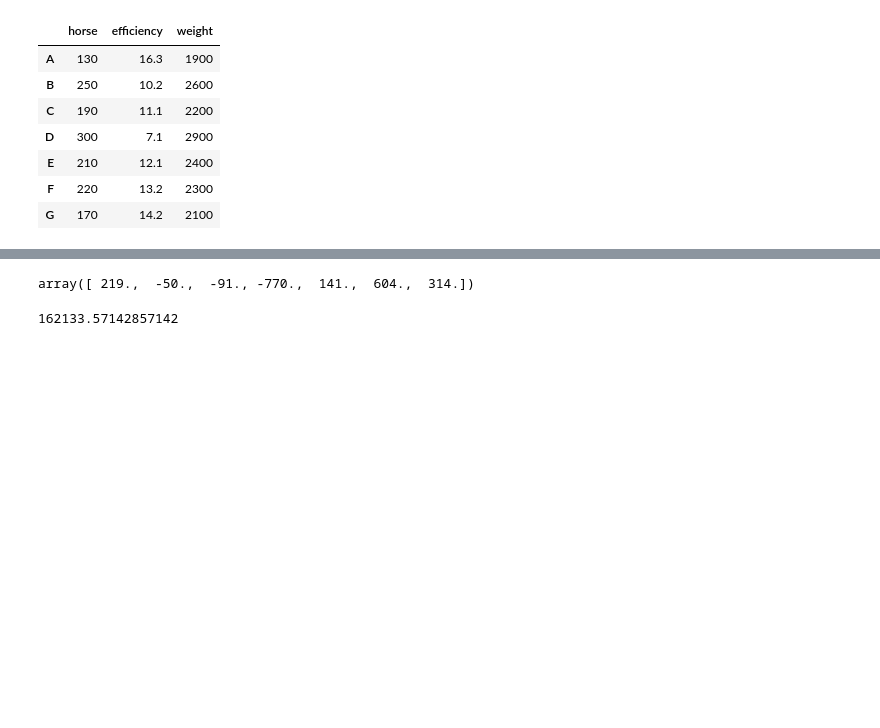
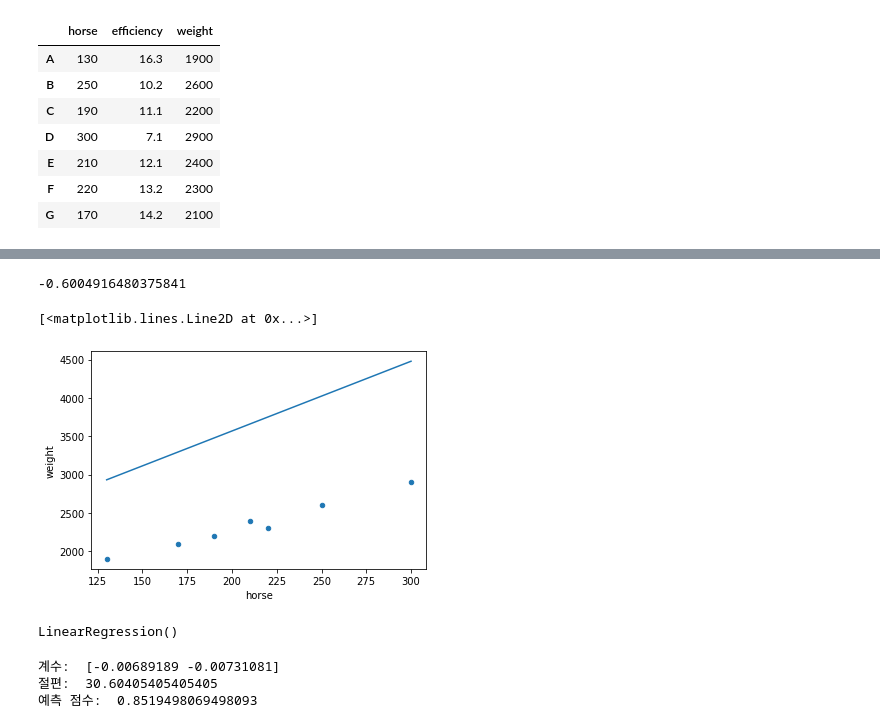
Before and after one commit to jaehobyte/MachineLearning, a Jupyter notebook: LinearRegression4.2.ipynb, the cells around one changed output, grey strips where cells are left out. Drawn from its saved outputs; the diff is of its cells as text; code cells hidden in the pictures; blank space fills up the shorter version.

Commit message:
Need Gradient Descent (only model)
Need Gradient Descent (only model)

```diff
--- a/LinearRegression4.2.ipynb
+++ b/LinearRegression4.2.ipynb
@@ -80,3 +85,12 @@ companyP
 | E | 210 | 12.1 | 2400 |
 | F | 220 | 13.2 | 2300 |
 | G | 170 | 14.2 | 2100 |
+# %%
+x = companyP['horse'].to_numpy()
+w = companyP['weight'].to_numpy()
+y = companyP['efficiency'].to_numpy()
+# %%
+ X = w/x
+ X = X[:, np.newaxis]
+ X = np.c_[np.ones((7, 1)), X]
+ print(X)
@@ -83,9 +105,17 @@ companyP
+# %%
+theta = np.linalg.inv(X.T.dot(X)).dot(X.T).dot(y).sum()
+theta
+# %% [output]
+-0.6004916480375841
+# %%
+def h(x, theta):
+  return x*theta[1]+theta[0]
+
+companyP.plot(kind = 'scatter', x='horse',y='weight')
+plt.plot([130,300], [h(1900,theta), h(2900,theta)])
+# %% [output]
+[<matplotlib.lines.Line2D at 0x...>]
+[figure, added]
 # %%
-from sklearn.model_selection import train_test_split
-x = companyP['horse'].to_numpy()
+x = companyP[['horse', 'weight']].to_numpy()
 y = companyP['efficiency'].to_numpy()
-z = companyP['weight'].to_numpy()
-X = x*y
-X-z
-# %% [output]
-array([ 219.,  -50.,  -91., -770.,  141.,  604.,  314.])
@@ -94,4 +122,15 @@ err = ((X-z)**2).sum() / len(X) #mse
-# %%
-err
-# %% [output]
-162133.57142857142
+# %%
+regr.fit(x,y)
+# %% [output]
+LinearRegression()
+# %%
+from sklearn.metrics import mean_squared_error as mse
+y_hat = regr.predict(x)
+
+print('계수: ', regr.coef_)
+print('절편: ', regr.intercept_)
+print('예측 점수: ', mse(y_hat, y))
+# %% [output]
+계수:  [-0.00689189 -0.00731081]
+절편:  30.60405405405405
+예측 점수:  0.8519498069498093
```
Also changed, not shown: parts of 4 cells of this notebook.
